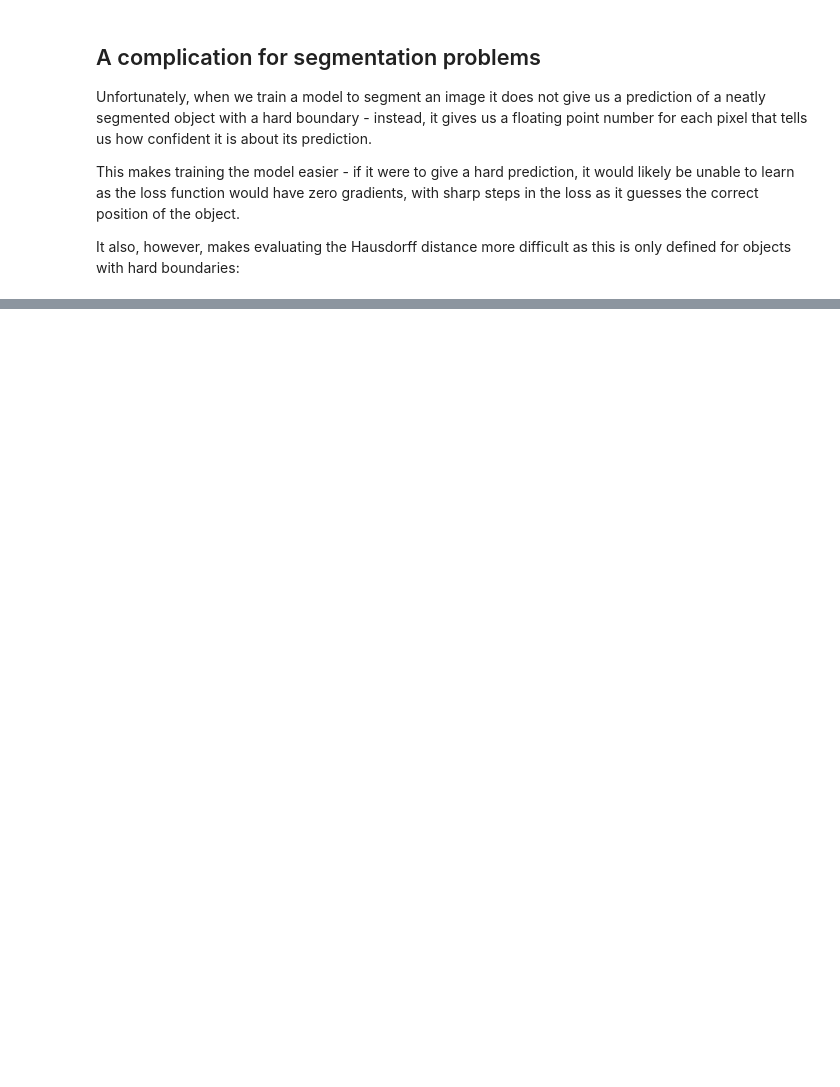
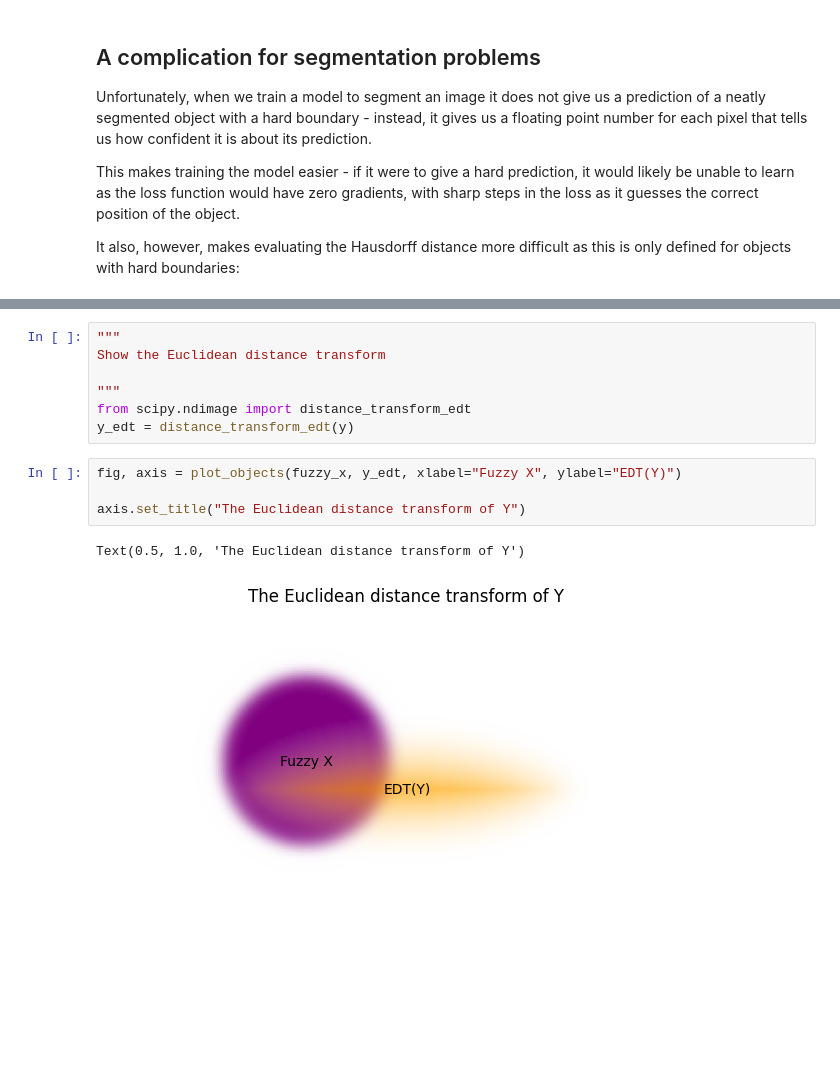
Before and after one commit to JGIBristol/fish_test, a Jupyter notebook: haussdorf_loss.ipynb, the cells around one changed output, grey strips where cells are left out. Saved outputs shown, nothing was run; the diff lists cells and outputs as text; blank space fills up the shorter version.

```diff
--- a/haussdorf_loss.ipynb
+++ b/haussdorf_loss.ipynb
@@ -123,0 +142,14 @@ fig.tight_layout()
+# %%
+"""
+Show the Euclidean distance transform
+
+"""
+from scipy.ndimage import distance_transform_edt
+y_edt = distance_transform_edt(y)
+# %%
+fig, axis = plot_objects(fuzzy_x, y_edt, xlabel="Fuzzy X", ylabel="EDT(Y)")
+
+axis.set_title("The Euclidean distance transform of Y")
+# %% [output]
+Text(0.5, 1.0, 'The Euclidean distance transform of Y')
+[figure, added]
```
Also changed, not shown: parts of 7 cells of this notebook.
